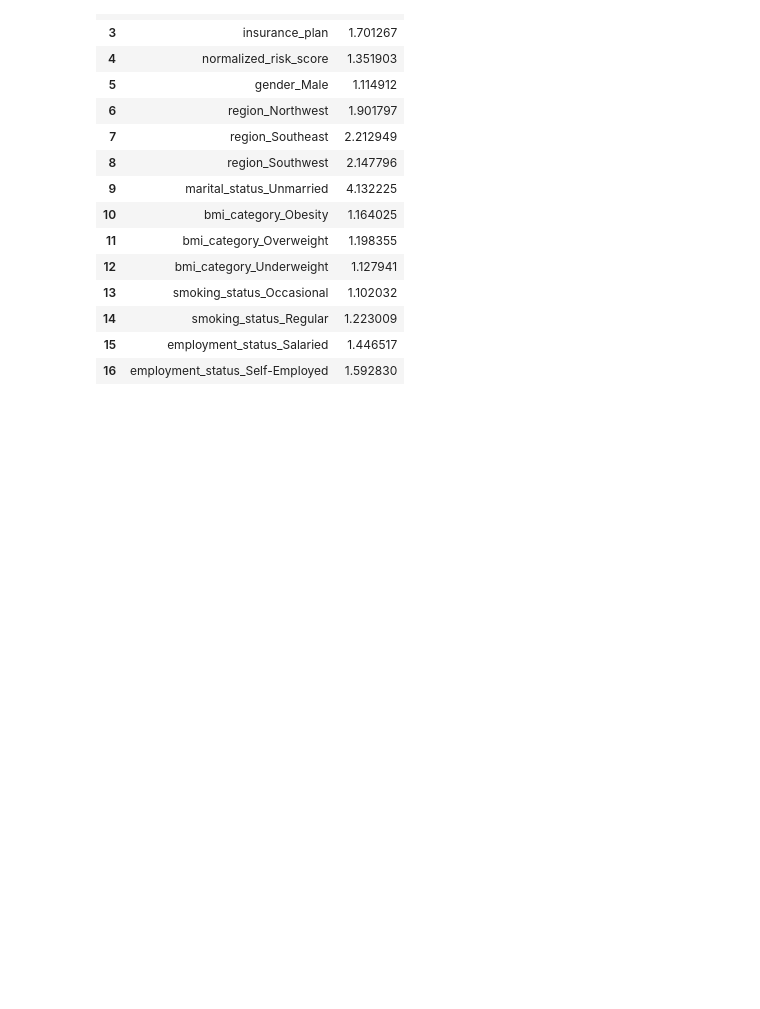
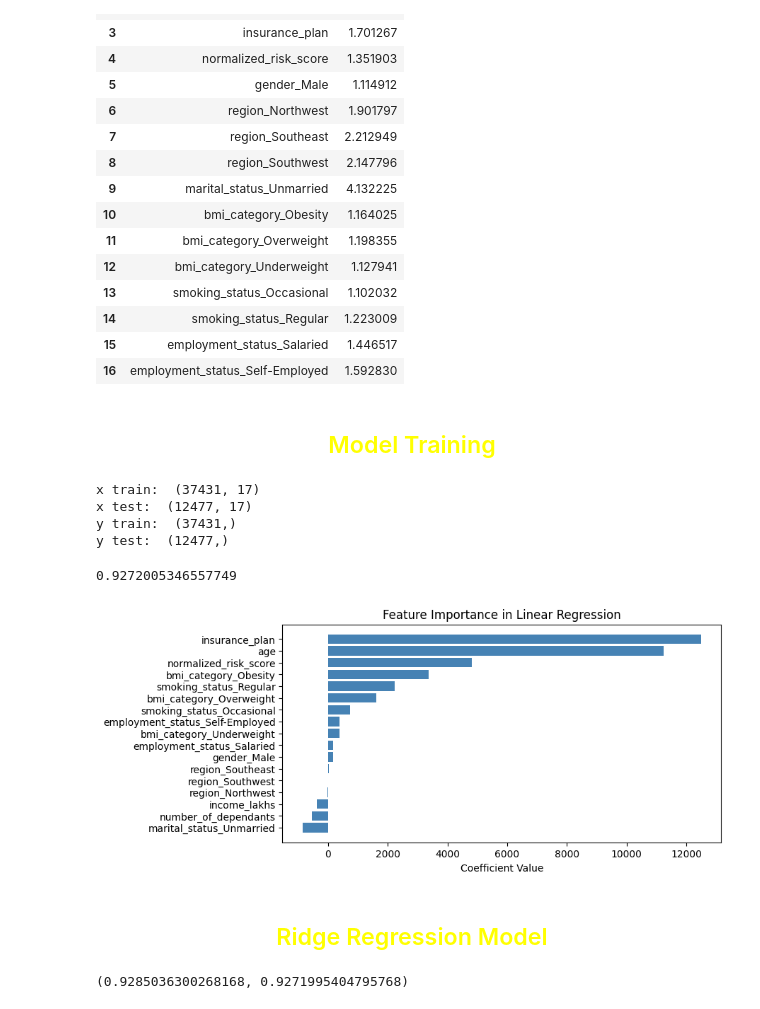
Before and after one commit to ittihadur/ML-Regression-Project, a Jupyter notebook: ML REGRESSION.ipynb, the cells around one changed output. Saved outputs shown, nothing was run; the diff lists cells and outputs as text; code cells hidden in the pictures; blank space fills up the shorter version.

Commit message:
Model Training

```diff
--- a/ML REGRESSION.ipynb
+++ b/ML REGRESSION.ipynb
@@ -441,3 +441,49 @@ calculate_vif(X.drop('income_level', axis="columns"))
 | 16 | employment_status_Self-Employed | 1.592830 |
 # %%
 X_reduced = X.drop('income_level', axis="columns")
+# %% [markdown]
+<h2 align="center" style="color:Yellow">Model Training</h2>
+# %%
+X_train , X_test , y_train , y_test = train_test_split(X_reduced, y , test_size= 0.25, random_state=20)
+print("x train: ",X_train.shape)
+print("x test: ",X_test.shape)
+print("y train: ",y_train.shape)
+print("y test: ",y_test.shape)
+# %% [output]
+x train:  (37431, 17)
+x test:  (12477, 17)
+y train:  (37431,)
+y test:  (12477,)
+# %%
+model_lr = LinearRegression()
+model_lr.fit(X_train,y_train)
+model_lr.score(X_test,y_test)
+# %% [output]
+0.9272005346557749
+# %%
+feature_importance = model_lr.coef_
+# %%
+
+coef_df = pd.DataFrame(feature_importance, index=X_train.columns, columns=['Coefficients'])
+
+
+coef_df = coef_df.sort_values(by='Coefficients', ascending=True)
+
+# Plotting
+plt.figure(figsize=(8, 4))
+plt.barh(coef_df.index, coef_df['Coefficients'], color='steelblue')
+plt.xlabel('Coefficient Value')
+plt.title('Feature Importance in Linear Regression')
+plt.show()
+# %% [output]
+[figure, added]
+# %% [markdown]
+<h2 align="center" style="color:Yellow">Ridge Regression Model</h2>
+# %%
+model_rg = Ridge(alpha=1)
+model_rg.fit(X_train, y_train)
+test_score = model_rg.score(X_test, y_test)
+train_score = model_rg.score(X_train, y_train)
+train_score, test_score
+# %% [output]
+(0.9285036300268168, 0.9271995404795768)
```
Also changed, not shown: parts of 1 cell of this notebook.
